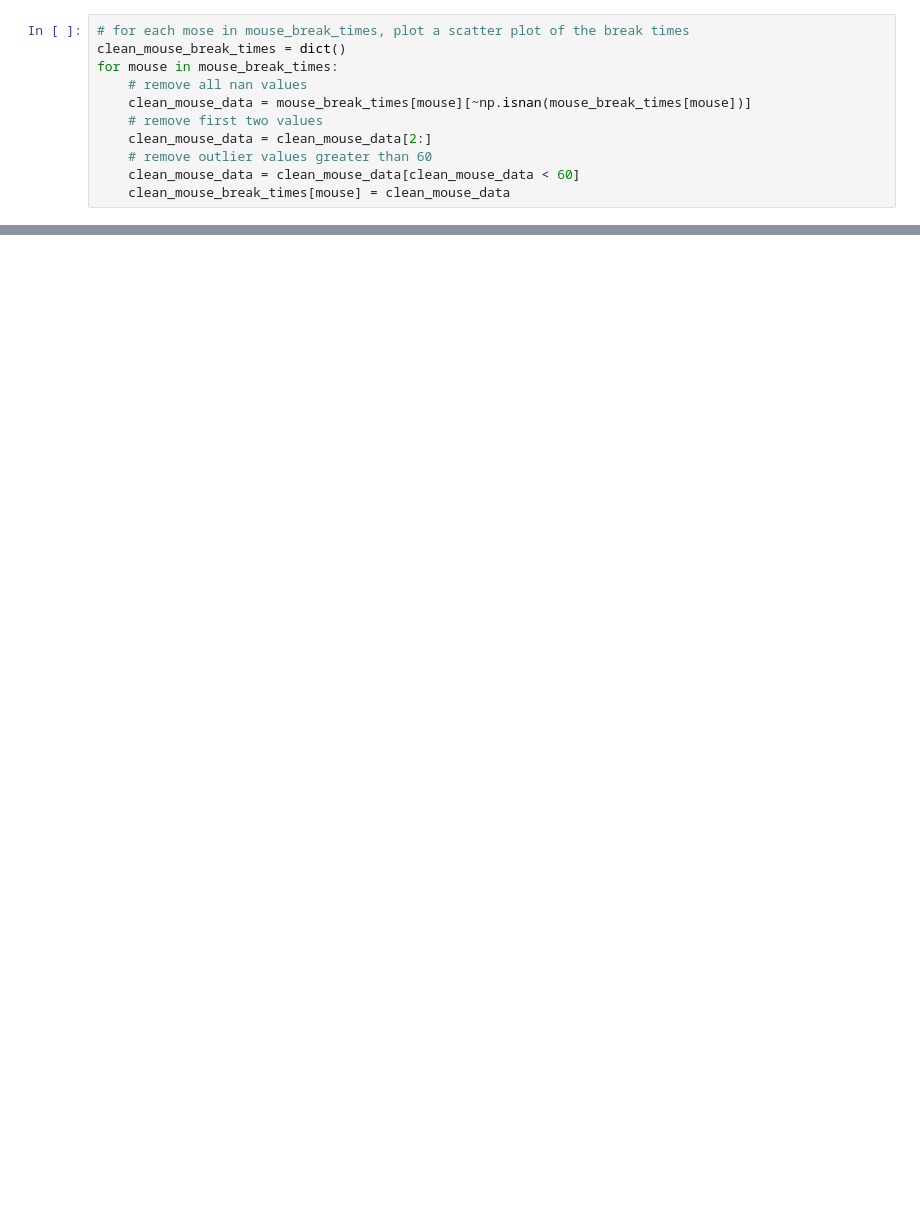
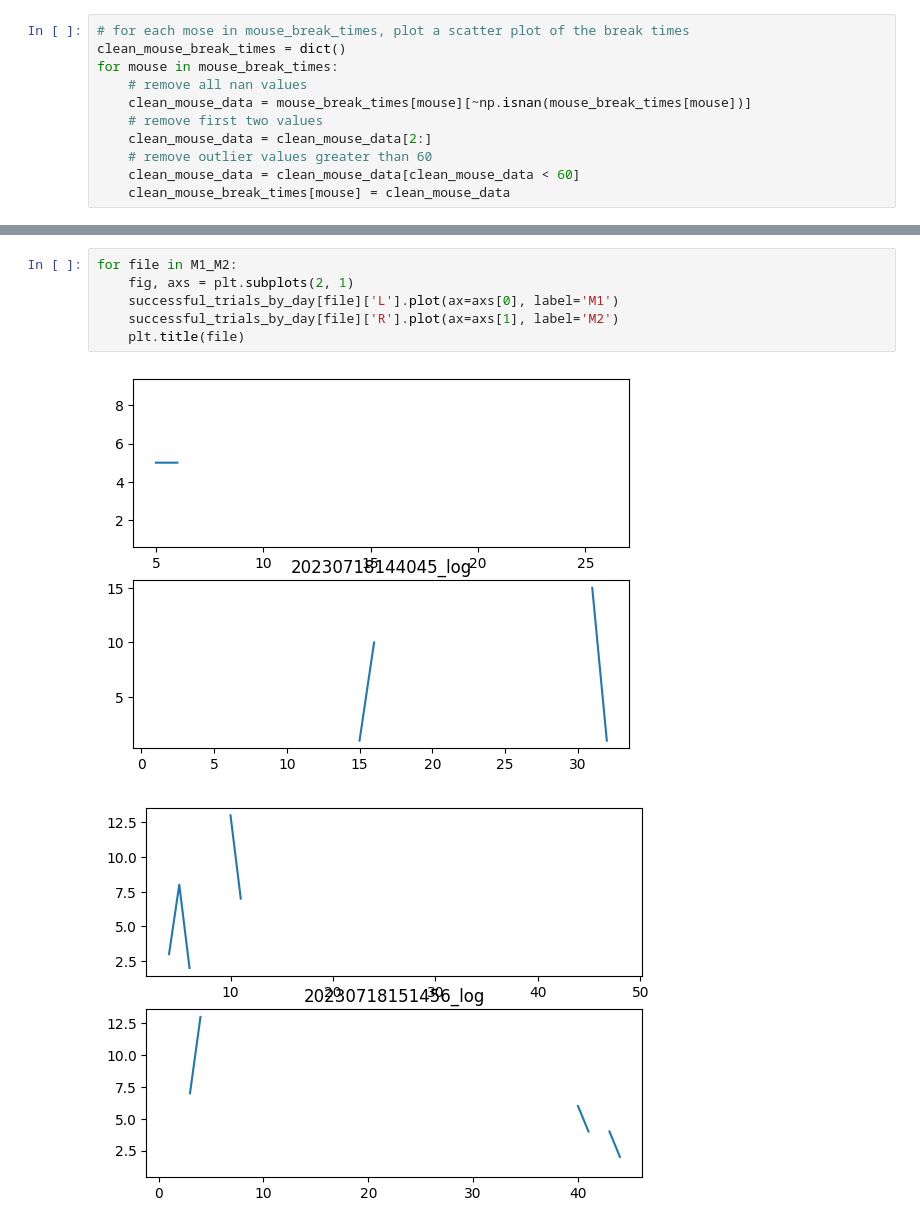
Before and after one commit to Tsuchijo/Interaction_Task_Data_Processing, a Jupyter notebook: Process_Trial_csv.ipynb, the cells around one changed output, grey strips where cells are left out. Drawn from its saved outputs; the diff is of its cells as text; blank space fills up the shorter version.

```diff
--- a/Process_Trial_csv.ipynb
+++ b/Process_Trial_csv.ipynb
@@ -207,0 +238,9 @@ plt.show()
+# %%
+for file in M1_M2:
+    fig, axs = plt.subplots(2, 1)
+    successful_trials_by_day[file]['L'].plot(ax=axs[0], label='M1')
+    successful_trials_by_day[file]['R'].plot(ax=axs[1], label='M2')
+    plt.title(file)
+# %% [output]
+[figure, added]
+[figure, added]
```
Also changed, not shown: parts of 10 cells of this notebook, 2 other files.
